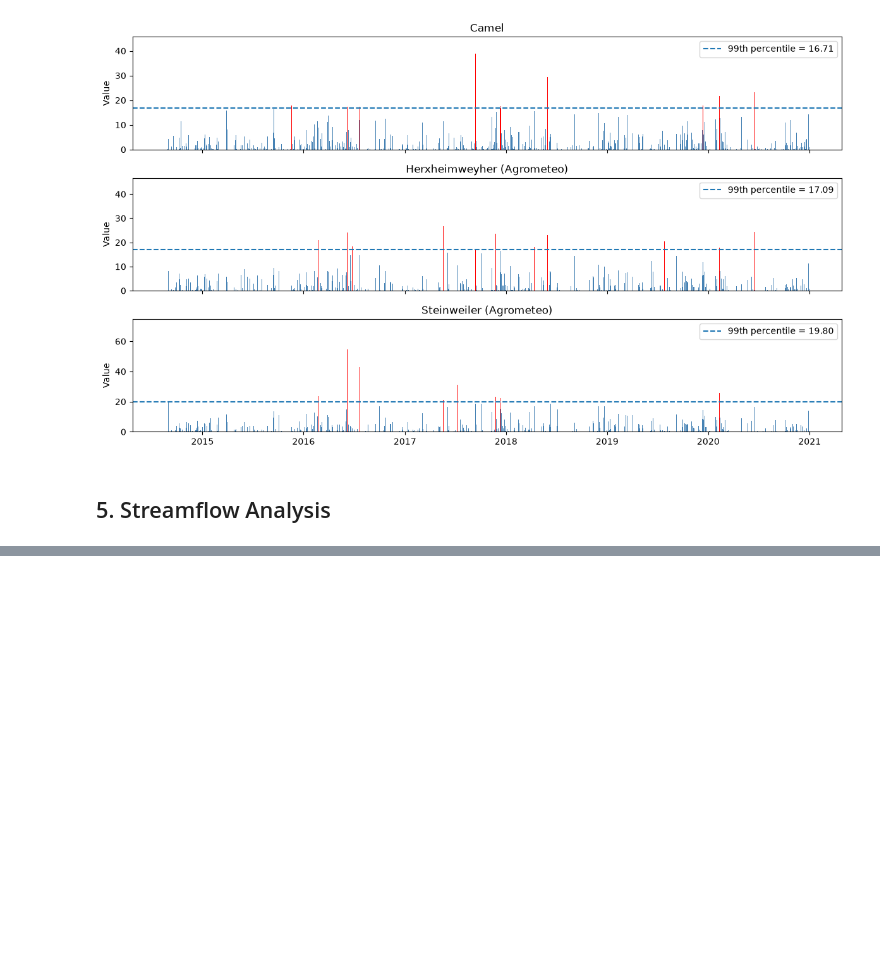
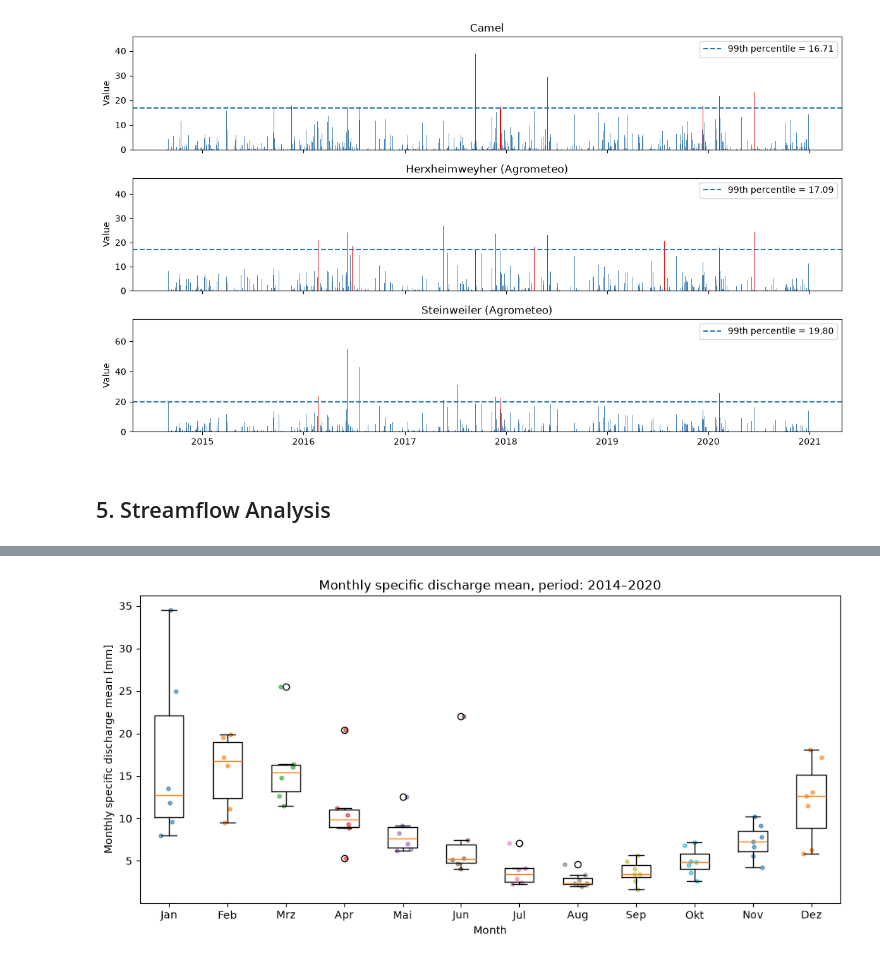
Before and after one commit to danielsehr/ACP4-Seminar, a Jupyter notebook: src/ACP4/main.ipynb, the cells around one changed output, grey strips where cells are left out. Cells and saved outputs as stored; diff of their text form; code cells hidden in the pictures; blank space fills up the shorter version.

```diff
--- a/src/ACP4/main.ipynb
+++ b/src/ACP4/main.ipynb
@@ -298,0 +327,8 @@ data.discharge
+# %%
+# 5.3. Calculate mean monthly flow. How does streamflow vary throughout the year?
+# Does rainfall seasonality correspond to streamflow seasonality? If not, what
+# processes could explain the differences?
+monthly_discharge_mean = agg_monthly_discharge_mean(df=data.discharge['discharge_spec_obs'])
+plot_monthly_discharge_mean(df=monthly_discharge_mean)
+# %% [output]
+[figure, added]
```
Also changed, not shown: parts of 10 cells of this notebook, 4 other files.
